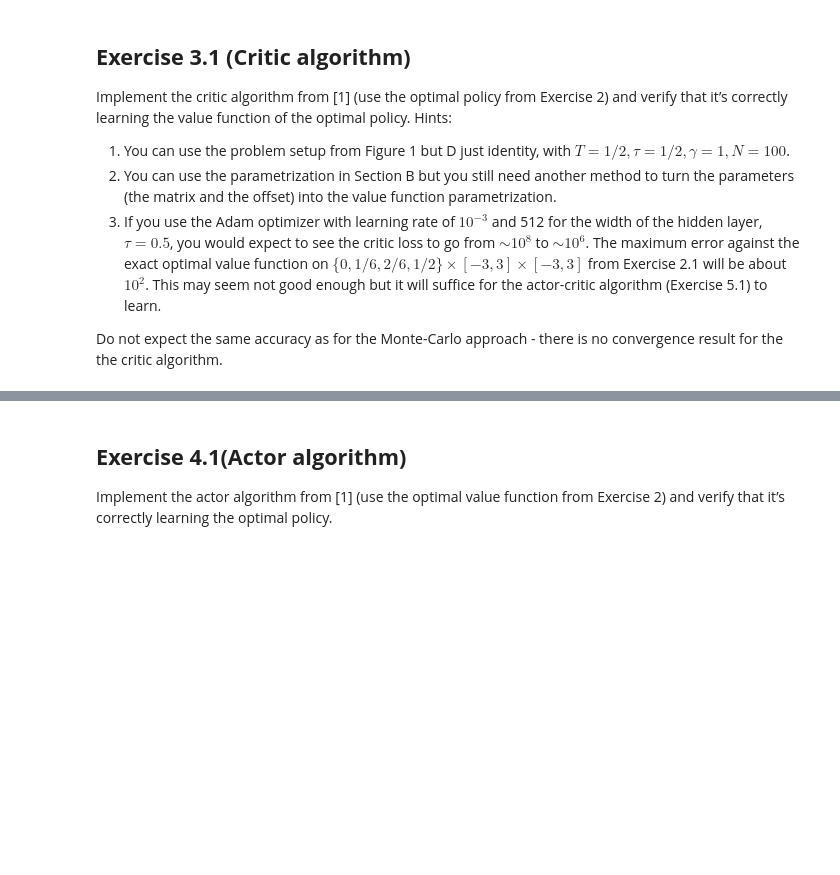
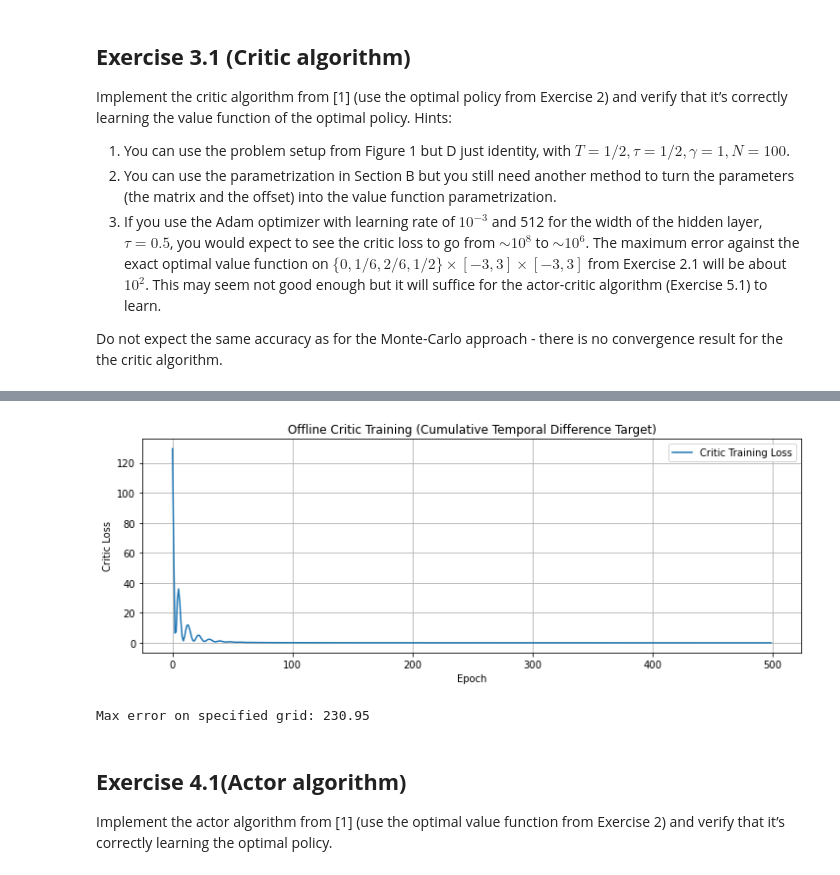
Before and after one commit to Krioooo/SCADD_Group8, a Jupyter notebook: coursework.ipynb, the cells around one changed output, grey strips where cells are left out. Drawn from its saved outputs; the diff is of its cells as text; code cells hidden in the pictures; blank space fills up the shorter version.

```diff
--- a/coursework.ipynb
+++ b/coursework.ipynb
@@ -270,3 +265,32 @@ Hints:
 3. If you use the Adam optimizer with learning rate of $10^{−3}$ and 512 for the width of the hidden layer, $\tau = 0.5$, you would expect to see the critic loss to go from  $\sim 10^8$ to $\sim 10^6$. The maximum error against the exact optimal value function on $\{0, 1/6, 2/6, 1/2\} \times [−3, 3] \times [−3, 3]$ from Exercise 2.1 will be about $10^2$. This may seem not good enough but it will suffice for the actor-critic algorithm (Exercise 5.1) to learn.
 
 Do not expect the same accuracy as for the Monte-Carlo approach - there is no convergence result for the the critic algorithm.
+# %%
+importlib.reload(ex3_1)
+
+# (1)Initialize matrix values
+H = torch.tensor([[1.0, 1.0], [0.0, 1.0]]) * 0.5
+M = torch.tensor([[1.0, 1.0], [0.0, 1.0]])
+sigma = torch.eye(2) * 0.5
+C = torch.tensor([[1.0, 0.1], [0.1, 1.0]]) * 1.0
+D = torch.eye(2)
+R = torch.tensor([[1.0, 0.3], [0.3, 1.0]]) * 10.0
+T = 0.5
+N = 100
+
+# Initialize additional input
+tau = 0.5
+gamma = 1
+n_episodes = 500
+lr = 1e-3
+
+# Initialize SoftLQR environment
+env = ex3_1.SoftLQREnvironment(H, M, C, D, R, sigma, T, N, tau, gamma)
+
+# (2)Value function parametrization
+# policy = ex3_1.CriticPolicy(hidden_dim = 512)
+valuenn = ex3_1.ValueNN(hidden_dim = 512)
+
+# (3)Use offline critic algorithm to compute critic_loss
+# critic_loss = ex3_1.OfflineCriticAlgorithm_1(env, policy, n_episodes, lr)
+critic_loss = ex3_1.OfflineCriticAlgorithm(env, valuenn, n_episodes, lr)
@@ -273,3 +303,19 @@ Do not expect the same accuracy as for the Monte-Carlo approach - there is no co
+# %%
+importlib.reload(ex3_1)
+
+ex3_1.plot_critic_loss(critic_loss)
+# %% [output]
+[figure, added]
+# %%
+importlib.reload(ex3_1)
+valuenn = ex3_1.ValueNN(hidden_dim = 512)
+
+# Find the maximun error against the exact optimal value function
+t_test = [0.0, 1/6, 2/6, 0.5]
+x_range = np.linspace(-3, 3, 13)
+ex3_1.find_maximum_error(env, valuenn, t_test, x_range)
+# %% [output]
+Max error on specified grid: 230.95
 # %% [markdown]
 ## **Exercise 4.1(Actor algorithm)**
 Implement the actor algorithm from [1] (use the optimal value function from Exercise 2) and verify that it’s correctly learning the optimal policy.
```
Also changed, not shown: parts of 4 cells of this notebook, 3 other files.
